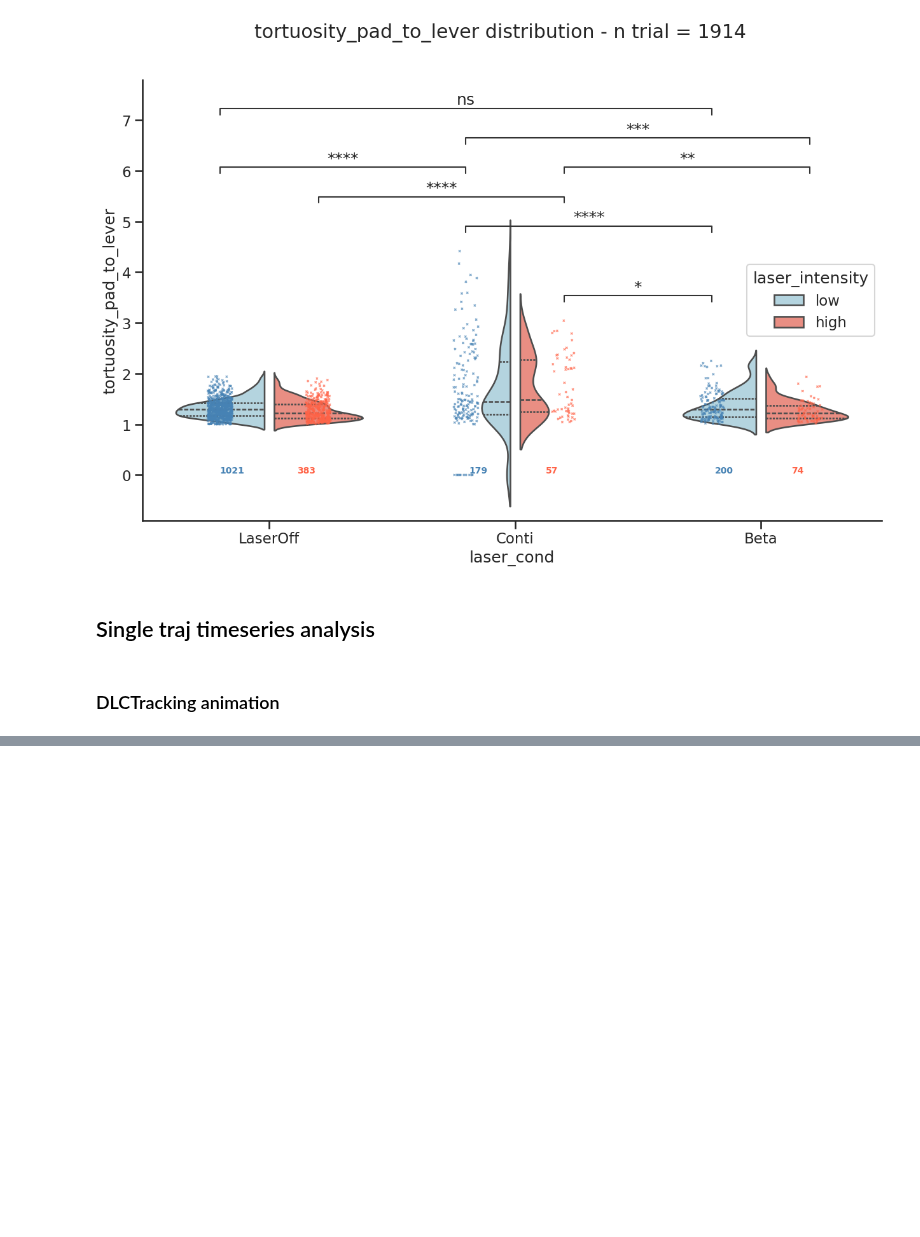
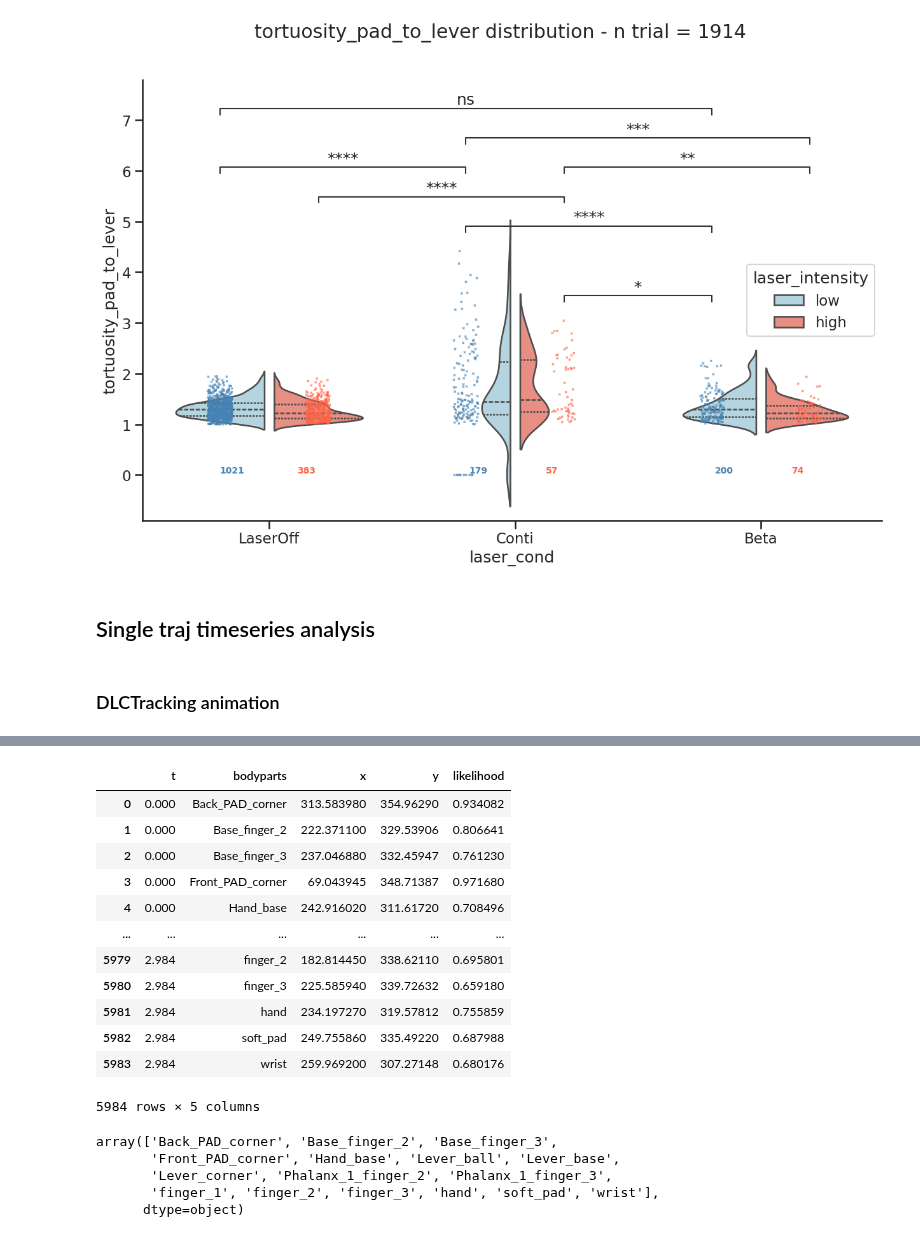
Before and after one commit to Poemiti/IMN_Kinematics, a Jupyter notebook: analysis.ipynb, the cells around one changed output, grey strips where cells are left out. Cells and saved outputs as stored; diff of their text form; code cells hidden in the pictures; blank space fills up the shorter version.

```diff
--- a/analysis.ipynb
+++ b/analysis.ipynb
@@ -820,10 +839,32 @@ df
 # %%
 df_long = (
     df.stack(level=0)
       .reset_index()
-      .rename(columns={'level_1': 'bodypart'})
+      .rename(columns={'level_1': 'bodyparts'})
       .rename_axis(None, axis=1)
 )
 df_long
+# %% [output]
+|  | t | bodyparts | x | y | likelihood |
+| 0 | 0.000 | Back_PAD_corner | 313.583980 | 354.96290 | 0.934082 |
+| 1 | 0.000 | Base_finger_2 | 222.371100 | 329.53906 | 0.806641 |
+| 2 | 0.000 | Base_finger_3 | 237.046880 | 332.45947 | 0.761230 |
+| 3 | 0.000 | Front_PAD_corner | 69.043945 | 348.71387 | 0.971680 |
+| 4 | 0.000 | Hand_base | 242.916020 | 311.61720 | 0.708496 |
+| ... | ... | ... | ... | ... | ... |
+| 5979 | 2.984 | finger_2 | 182.814450 | 338.62110 | 0.695801 |
+| 5980 | 2.984 | finger_3 | 225.585940 | 339.72632 | 0.659180 |
+| 5981 | 2.984 | hand | 234.197270 | 319.57812 | 0.755859 |
+| 5982 | 2.984 | soft_pad | 249.755860 | 335.49220 | 0.687988 |
+| 5983 | 2.984 | wrist | 259.969200 | 307.27148 | 0.680176 |
+5984 rows × 5 columns
+# %%
+df_long["bodyparts"].unique()
+# %% [output]
+array(['Back_PAD_corner', 'Base_finger_2', 'Base_finger_3',
+       'Front_PAD_corner', 'Hand_base', 'Lever_ball', 'Lever_base',
+       'Lever_corner', 'Phalanx_1_finger_2', 'Phalanx_1_finger_3',
+       'finger_1', 'finger_2', 'finger_3', 'hand', 'soft_pad', 'wrist'],
+      dtype=object)
 # %%
 skeleton=[
```
Also changed, not shown: parts of 7 cells of this notebook, 1 other file.
